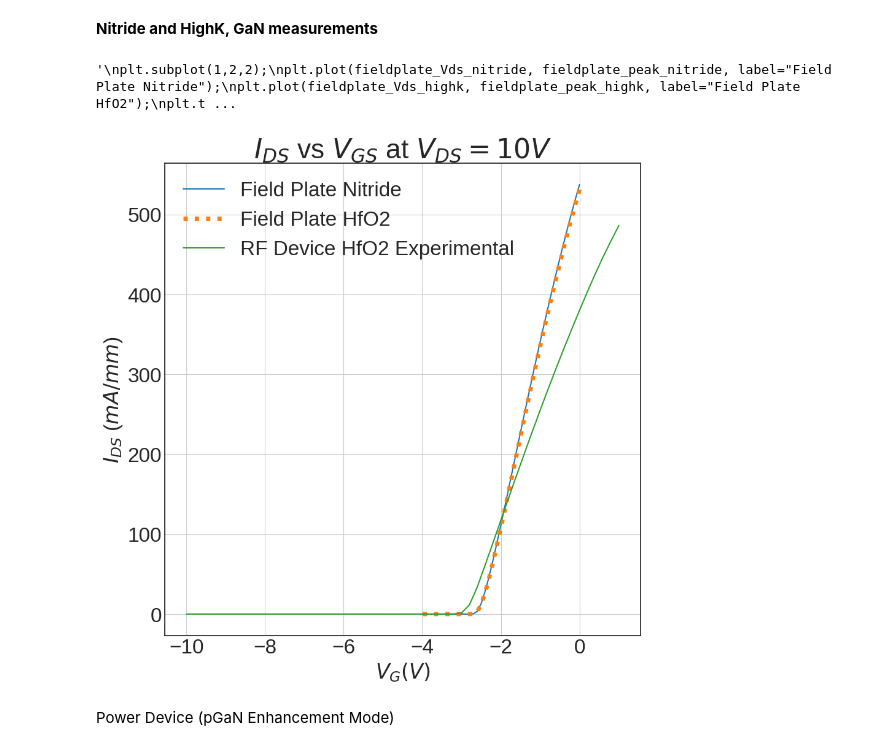
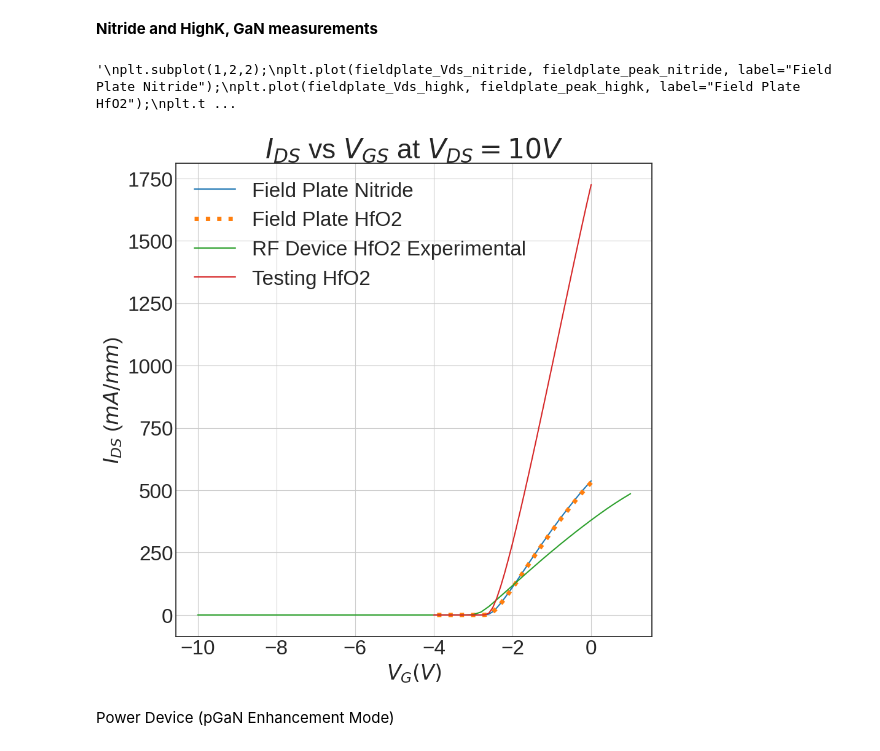
Before and after one commit to IanStafford/banjo-wombat, a Jupyter notebook: highK/figures.ipynb, the cells around one changed output. Cells and saved outputs as stored; diff of their text form; code cells hidden in the pictures.

Commit message:
I have no clue why current is so high

```diff
--- a/highK/figures.ipynb
+++ b/highK/figures.ipynb
@@ -65,7 +65,7 @@ def flooxsRead(IVFile):
 fieldplate_Vgs_nitride, fieldplate_Ids_nitride = flooxsRead("/home/staffian/banjo-wombat/highK/figures/nitrideIV.csv")
 fieldplate_Vgs_highk, fieldplate_Ids_highk = flooxsRead("/home/staffian/banjo-wombat/highK/figures/highkIV.csv")
 exp_rfDev_Vgs, exp_rfDev_Ids = flooxsRead("/home/staffian/banjo-wombat/highK/figures/rfDeviceHFO2_Experimental.csv")
-
+testing_Vgs, testing_Ids = flooxsRead("/home/staffian/banjo-wombat/highK/figures/testing.csv")
 
 #Plotting IV
 plt.figure(figsize=[10,10]);
@@ -73,34 +73,35 @@ plt.figure(figsize=[10,10]);
 plt.plot(fieldplate_Vgs_nitride, 1000*fieldplate_Ids_nitride, label="Field Plate Nitride");
 plt.plot(fieldplate_Vgs_highk, 1000*fieldplate_Ids_highk, linewidth='5', linestyle='dotted', label="Field Plate HfO2");
 plt.plot(exp_rfDev_Vgs, 3000*exp_rfDev_Ids, label="RF Device HfO2 Experimental");
+plt.plot(testing_Vgs, 1000*testing_Ids, label="Testing HfO2");
 plt.title("$I_{DS}$ vs $V_{GS}$ at $V_{DS}=10V$", fontsize=32);
 plt.xlabel("$V_{G} (V)$", fontsize=24);
 plt.ylabel("$I_{DS}$ (${mA}/{mm}$)", fontsize=24);
 plt.xticks(fontsize = 24)
 plt.yticks(fontsize = 24)
 plt.grid(True);
 plt.legend(fontsize=24)
 #plt.savefig("Vt.png", dpi=300, bbox_inches='tight')
 #Plotting Peak Field
 fieldplate_Vds_nitride, fieldplate_peak_nitride = flooxsRead("/home/staffian/banjo-wombat/highK/figures/nitrideField_GaN.csv")
 fieldplate_Vds_highk, fieldplate_peak_highk = flooxsRead("/home/staffian/banjo-wombat/highK/figures/highkField_GaN.csv")
 '''
 plt.subplot(1,2,2);
 plt.plot(fieldplate_Vds_nitride, fieldplate_peak_nitride, label="Field Plate Nitride");
 plt.plot(fieldplate_Vds_highk, fieldplate_peak_highk, label="Field Plate HfO2");
 plt.title("Peak Electric Field vs. $V_{DS}, V_{GS}=-4V$", fontsize=20);
 plt.xlabel("$V_{DS} (V)$", fontsize=20);
 plt.ylabel("$E_{peak}$ (${V}/{cm}$)", fontsize=20);
 plt.xticks(fontsize = 18)
 plt.yticks(fontsize = 18)
 plt.grid(True);
 plt.legend();
 #plt.savefig("Vt.png", dpi=300, bbox_inches='tight')
 plt.show()
 '''
 # %% [output]
 '\nplt.subplot(1,2,2);\nplt.plot(fieldplate_Vds_nitride, fieldplate_peak_nitride, label="Field Plate Nitride");\nplt.plot(fieldplate_Vds_highk, fieldplate_peak_highk, label="Field Plate HfO2");\nplt.t ...
-[figure, old version]
+[figure, new version]
 # %% [markdown]
 Power Device (pGaN Enhancement Mode)
 # %%
```
Also changed, not shown: 3 other files.
